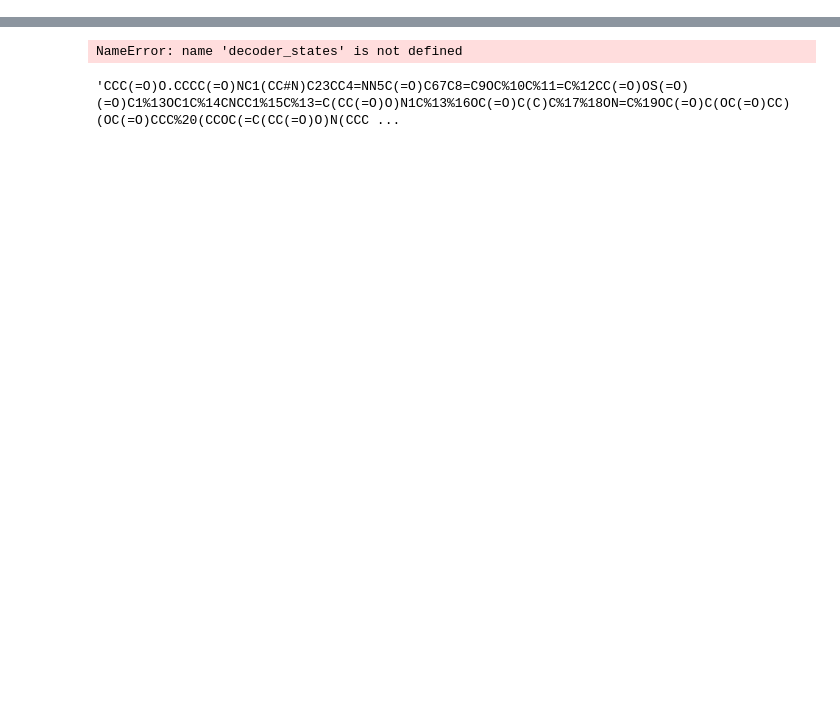
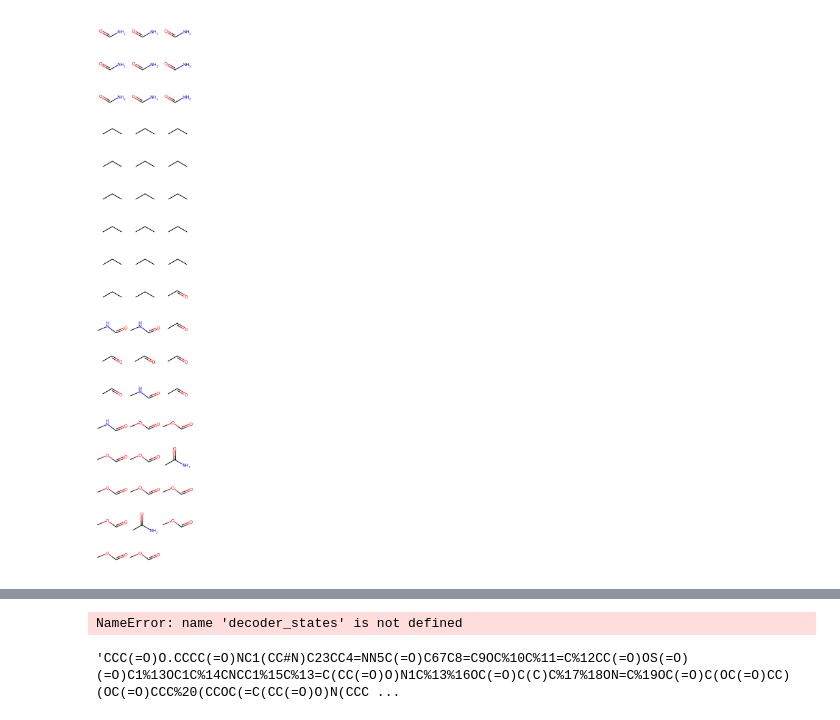
Before and after one commit to nomoresomethingwentwrong/GLDM, a Jupyter notebook: decode_example.ipynb, the cells around one changed output, grey strips where cells are left out. Drawn from its saved outputs; the diff is of its cells as text; code cells hidden in the pictures; blank space fills up the shorter version.

Commit message:
decode wip

```diff
--- a/decode_example.ipynb
+++ b/decode_example.ipynb
@@ -14,11 +14,11 @@ from model_utils import get_params
 dataset = MolerDataset(
     root = '/data/ongh0068',
     raw_moler_trace_dataset_parent_folder = '/data/ongh0068/guacamol/trace_dir',
-    output_pyg_trace_dataset_parent_folder = '/data/ongh0068/l1000/pyg_output_playground',
-    split = 'train_0',
+    output_pyg_trace_dataset_parent_folder = '/data/ongh0068/l1000/already_batched',
+    split = 'valid_0',
 )
 
-loader = DataLoader(dataset, batch_size=16, shuffle=False, follow_batch = [
+loader = DataLoader(dataset, batch_size=1, shuffle=False, follow_batch = [
     'correct_edge_choices',
     'correct_edge_types',
     'valid_edge_choices',
@@ -61,4 +41,4 @@ model = BaseModel(params, dataset)#.cuda()
 # %%
-ckpt_file_path = '/data/ongh0068/l1000/FYP-DrugDiscoveryWithDeepLearning/lightning_logs/version_4/checkpoints/epoch=99-step=1000.ckpt'
+ckpt_file_path = '/data/ongh0068/l1000/FYP-DrugDiscoveryWithDeepLearning/lightning_logs/version_8/checkpoints/epoch=99-step=245600.ckpt'
 
 model = BaseModel.load_from_checkpoint(ckpt_file_path, params = params, dataset = dataset)
@@ -92,7 +68,7 @@ with torch.no_grad():
         original_graph_node_categorical_features=batch.original_graph_node_categorical_features,
         node_features=batch.original_graph_x.float(),
         edge_index=batch.original_graph_edge_index,
-        edge_type=batch.original_graph_edge_type.int(),
+        edge_features=batch.original_graph_edge_features.float(),
         batch_index=batch.original_graph_x_batch,
     )
 
@@ -101,7 +77,7 @@ with torch.no_grad():
         partial_graph_node_categorical_features = batch.partial_node_categorical_features,
         node_features = batch.x,
         edge_index = batch.edge_index.long(),
-        edge_type = batch.edge_type,
+        edge_features = batch.partial_graph_edge_features.float(),
         graph_to_focus_node_map = batch.focus_node,
         candidate_attachment_points = batch.valid_attachment_point_choices,
         batch_index = batch.batch
@@ -117,3 +102,5 @@ dataset.num_node_types
 # %%
-decoder_states = model.decode(latent_representations = latent_representations)
+%load_ext autoreload
+%autoreload 2
+decoder_states = model.decode(latent_representations = latent_representations, max_num_steps = 120)
 # %% [output]
@@ -137,0 +161,4 @@ RuntimeError: index_select(): Expected dtype int32 or int64 for index
+# %%
+Draw.MolsToGridImage([decoder_states[i].molecule for i in range(len(decoder_states)) if i > 100], subImgSize=(100,100))
+# %% [output]
+[figure, added]
```
Also changed, not shown: parts of 15 cells of this notebook.
